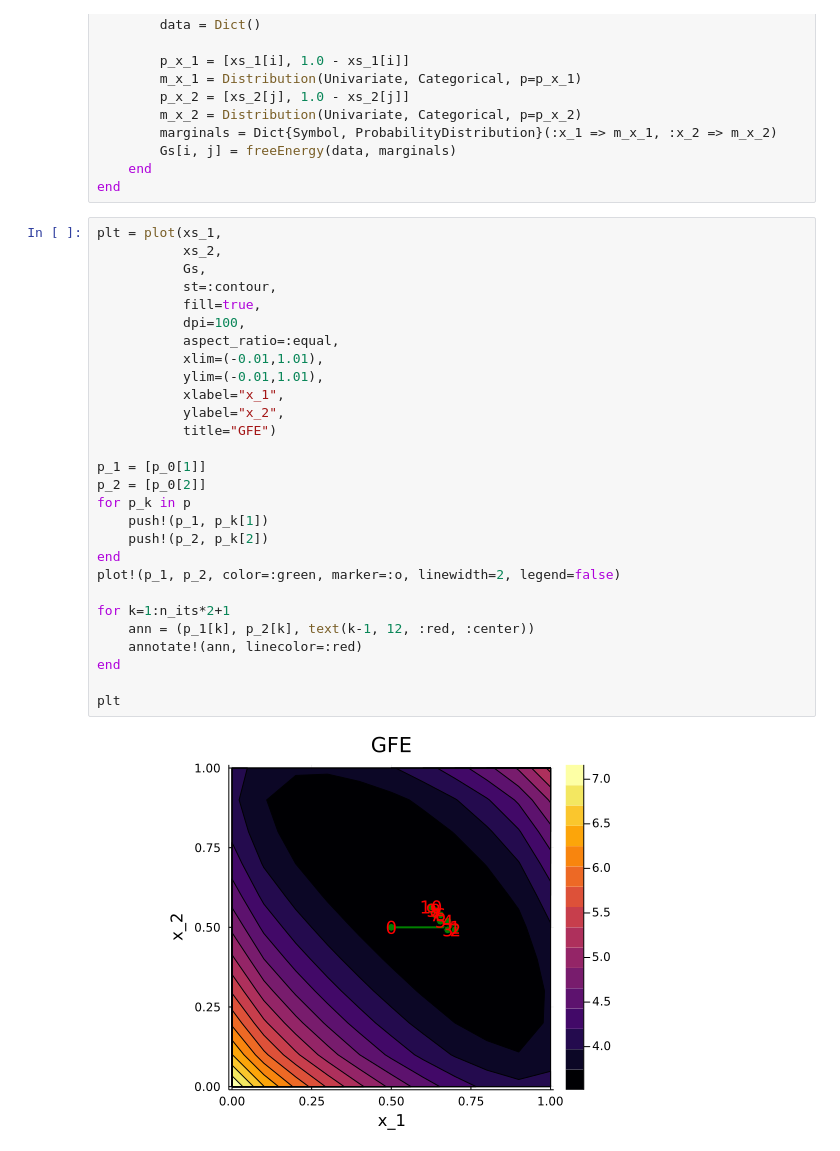
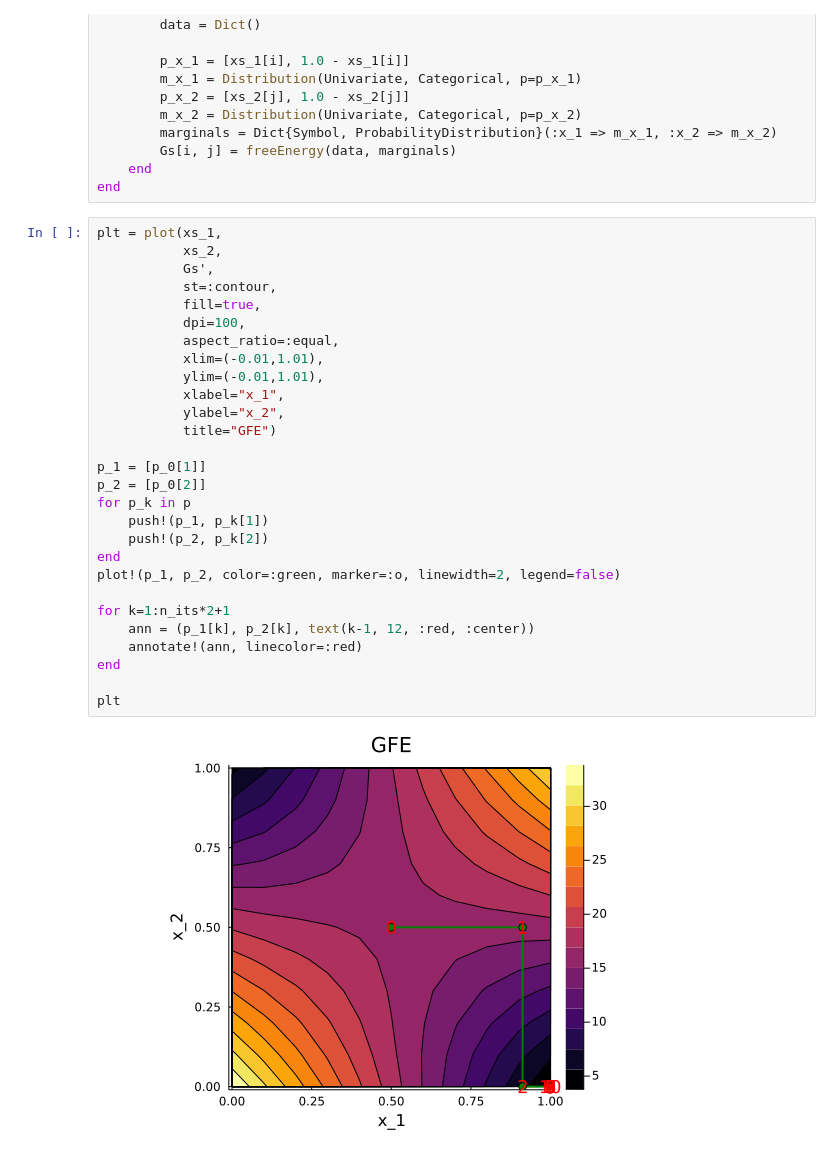
Before and after one commit to biaslab/LAIF, a Jupyter notebook: src/FLSimulations/simple_planning.ipynb, the cells around one changed output. Cells and saved outputs as stored; diff of their text form.

Commit message:
fix landscape plot

```diff
--- a/src/FLSimulations/simple_planning.ipynb
+++ b/src/FLSimulations/simple_planning.ipynb
@@ -100,30 +90,30 @@ end
 # %%
 plt = plot(xs_1,
            xs_2,
-           Gs,
+           Gs',
            st=:contour,
            fill=true,
            dpi=100,
            aspect_ratio=:equal,
            xlim=(-0.01,1.01),
            ylim=(-0.01,1.01),
            xlabel="x_1",
            ylabel="x_2",
            title="GFE")
 
 p_1 = [p_0[1]]
 p_2 = [p_0[2]]
 for p_k in p
     push!(p_1, p_k[1])
     push!(p_2, p_k[2])
 end
 plot!(p_1, p_2, color=:green, marker=:o, linewidth=2, legend=false)
 
 for k=1:n_its*2+1
     ann = (p_1[k], p_2[k], text(k-1, 12, :red, :center))
     annotate!(ann, linecolor=:red)
 end
 
 plt
 # %% [output]
-[figure, old version]
+[figure, new version]
```
Also changed, not shown: parts of 2 cells of this notebook, 2 other files.
